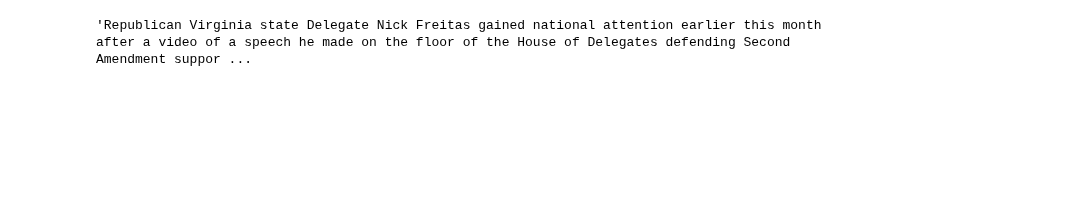
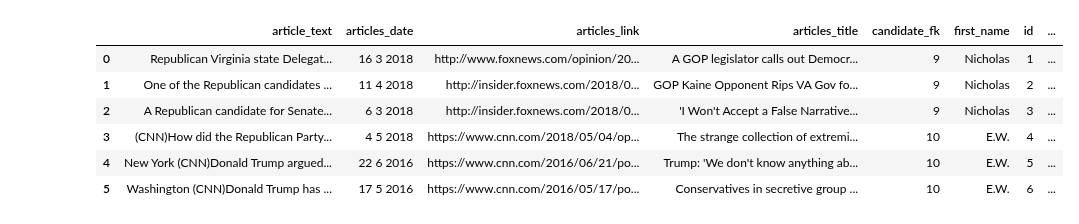
Before and after one commit to mslovett21/Bad_Press, a Jupyter notebook: Database/generate_dataframe.ipynb, the cells around one changed output. Drawn from its saved outputs; the diff is of its cells as text; code cells hidden in the pictures; blank space fills up the shorter version.

Commit message:
generated most recent data, including manually produced articles; also re-arranged function order so data is consistent

```diff
--- a/Database/generate_dataframe.ipynb
+++ b/Database/generate_dataframe.ipynb
@@ -262,8 +270,10 @@ KeyError: 0
-# %%
-with open("manual_articles/freitas_1.txt") as f:
-        content = f.readlines()
-content = [x.strip() for x in content]
-content = " ".join(content)
-content
-# %% [output]
-'Republican Virginia state Delegate Nick Freitas gained national attention earlier this month after a video of a speech he made on the floor of the House of Delegates defending Second Amendment suppor ...
+# %%
+pd.read_json("extra_articles.json")
+# %% [output]
+|  | article_text | articles_date | articles_link | articles_title | candidate_fk | first_name | id | ... |
+| 0 | Republican Virginia state Delegat... | 16 3 2018 | http://www.foxnews.com/opinion/20... | A GOP legislator calls out Democr... | 9 | Nicholas | 1 | ... |
+| 1 | One of the Republican candidates ... | 11 4 2018 | http://insider.foxnews.com/2018/0... | GOP Kaine Opponent Rips VA Gov fo... | 9 | Nicholas | 2 | ... |
+| 2 | A Republican candidate for Senate... | 6 3 2018 | http://insider.foxnews.com/2018/0... | 'I Won't Accept a False Narrative... | 9 | Nicholas | 3 | ... |
+| 3 | (CNN)How did the Republican Party... | 4 5 2018 | https://www.cnn.com/2018/05/04/op... | The strange collection of extremi... | 10 | E.W. | 4 | ... |
+| 4 | New York (CNN)Donald Trump argued... | 22 6 2016 | https://www.cnn.com/2016/06/21/po... | Trump: 'We don't know anything ab... | 10 | E.W. | 5 | ... |
+| 5 | Washington (CNN)Donald Trump has ... | 17 5 2016 | https://www.cnn.com/2016/05/17/po... | Conservatives in secretive group ... | 10 | E.W. | 6 | ... |
```
Also changed, not shown: parts of 27 cells of this notebook, 24 other files.
